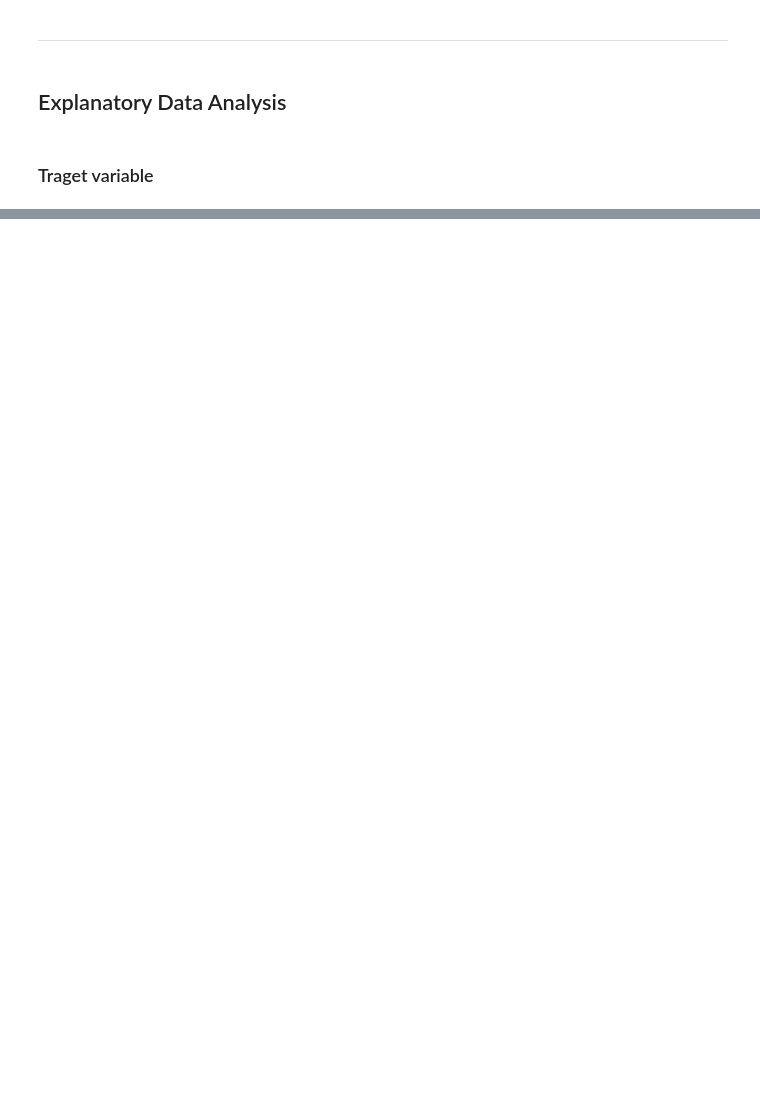
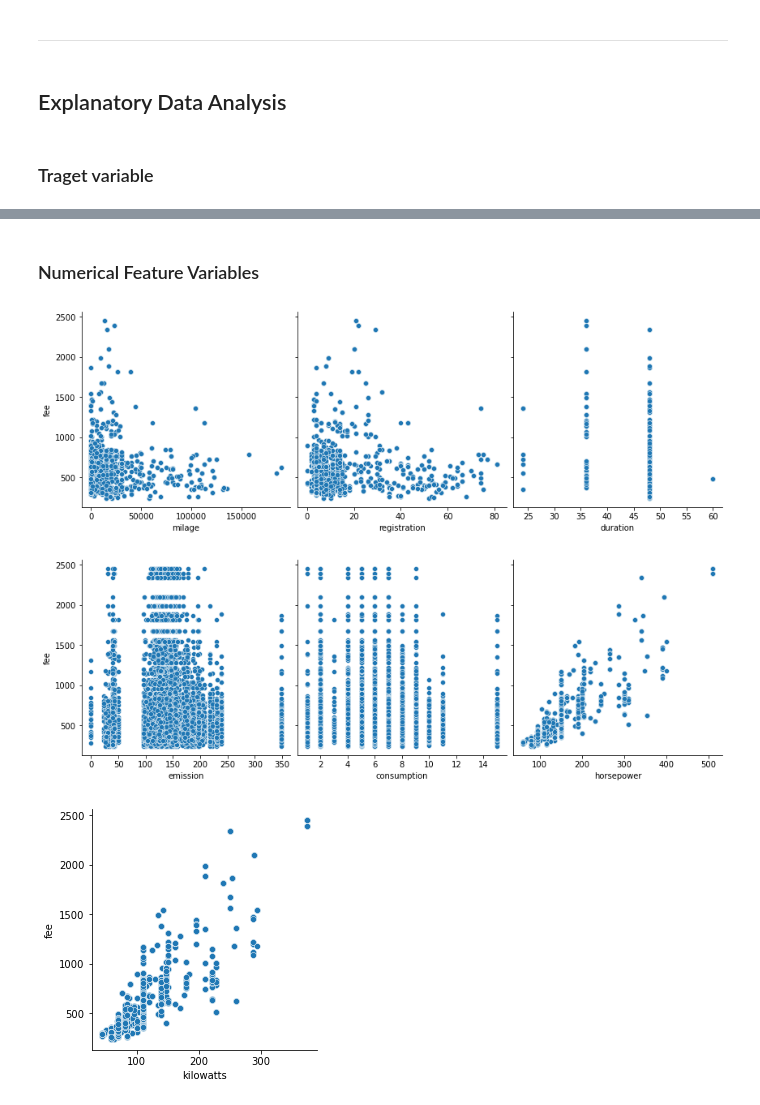
Before and after one commit to h11818774/DataSienceLab, a Jupyter notebook: Project_1805.ipynb, the cells around one changed output, grey strips where cells are left out. Cells and saved outputs as stored; diff of their text form; code cells hidden in the pictures; blank space fills up the shorter version.

```diff
--- a/Project_1805.ipynb
+++ b/Project_1805.ipynb
@@ -200,0 +228,19 @@ sklearn.__version__
+# %% [markdown]
+### Numerical Feature Variables
+# %%
+def pp(x,y,z):
+    sns.pairplot(df, x_vars=[x,y,z], y_vars='fee',height=4, aspect=1, kind='scatter')
+    plt.show()
+
+pp('milage', 'registration', 'duration')
+pp('emission', 'consumption', 'horsepower')
+
+def pp(x):
+    sns.pairplot(df, x_vars=[x], y_vars='fee',height=4, aspect=1, kind='scatter')
+    plt.show()
+
+pp('kilowatts')
+# %% [output]
+[figure, added]
+[figure, added]
+[figure, added]
```
Also changed, not shown: parts of 25 cells of this notebook.
